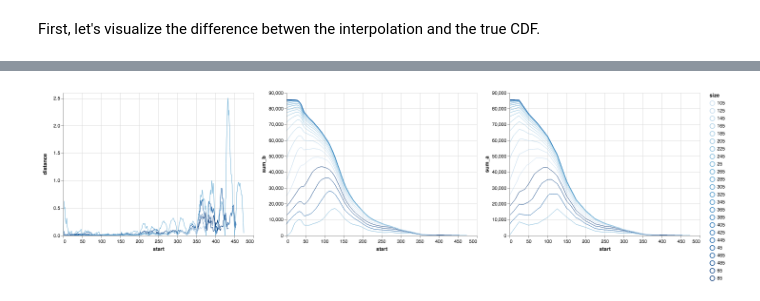
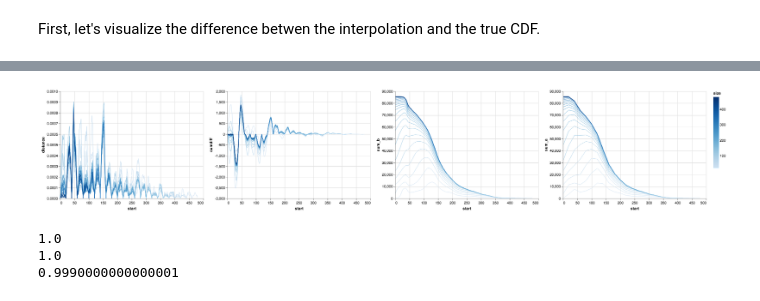
Before and after one commit to vega/falcon, a Jupyter notebook: data/error analysis.ipynb, the cells around one changed output, grey strips where cells are left out. Saved outputs shown, nothing was run; the diff lists cells and outputs as text; code cells hidden in the pictures.

```diff
--- a/data/error analysis.ipynb
+++ b/data/error analysis.ipynb
@@ -56,3 +55,8 @@ hist, xedges, yedges = np.histogram2d(df[active], df[passive], bins=(bins_active
 # add 0s as the first row
 
 pdf = np.vstack([np.zeros(bins), hist])
+# %%
+# compute unfiltered histogram
+
+unfiltered, edges = np.histogram(df[passive], bins=bins_passive)
+plt.bar(np.arange(len(unfiltered)), unfiltered)
@@ -147,9 +154,19 @@ for size in range(min_brush, pixels, 20):
 
         hist_a = interpolated_cdf[end] - interpolated_cdf[start]
         hist_b = cdf[end] - cdf[start]
-        d = stats.wasserstein_distance(range(bins), range(bins), hist_a, hist_b)
 
-        data.append([start, size, d, hist_a.sum(), hist_b.sum()])
+        factor = hist_b.max() / unfiltered.max()
 
-distances = pd.DataFrame(data, columns=["start", "size", "distance", "sum_a", "sum_b"])
+        d = stats.wasserstein_distance(np.arange(bins)/(bins-1), np.arange(bins)/(bins-1), hist_a, hist_b) * factor
+
+#         hist_a /= hist_a.sum()
+#         hist_b /= hist_b.sum()
+
+#         d = emd_samples(hist_a, hist_b, bins=25, normalized=True)
+
+        sumdiff = hist_a.sum() - hist_b.sum()
+
+        data.append([start, size, d, hist_a.sum(), hist_b.sum(), sumdiff])
+
+distances = pd.DataFrame(data, columns=["start", "size", "distance", "sum_a", "sum_b", "sumdiff"])
 # %% [output]
@@ -168,18 +238,32 @@ distances.head()
 # %%
+alt.data_transformers.enable('default', max_rows=1000000)
+
 filtered_distances = distances[distances.sum_b > size * 0.05]
 
 alt.Chart(distances).mark_line(strokeWidth=1).encode(
     x="start:Q",
     y="distance:Q",
-    color="size:O"
+    color="size:Q"
+) | alt.Chart(distances).mark_line(strokeWidth=1).encode(
+    x="start:Q",
+    y="sumdiff:Q",
+    color="size:Q"
 ) | alt.Chart(distances).mark_line(strokeWidth=1).encode(
     x="start:Q",
     y="sum_b:Q",
-    color="size:O"
+    color="size:Q"
 ) | alt.Chart(distances).mark_line(strokeWidth=1).encode(
     x="start:Q",
     y="sum_a:Q",
-    color="size:O"
+    color="size:Q"
 )
 # %% [output]
-[figure, old version]
+[figure, new version]
+# %%
+print(stats.wasserstein_distance([0], [1]))
+print(stats.wasserstein_distance(np.arange(10)/9, np.arange(10)/9, [1]+[0]*9, [0]*9+[1]))
+print(emd_samples([1],[0], bins=1000))
+# %% [output]
+1.0
+1.0
+0.9990000000000001
```
Also changed, not shown: parts of 13 cells of this notebook.
